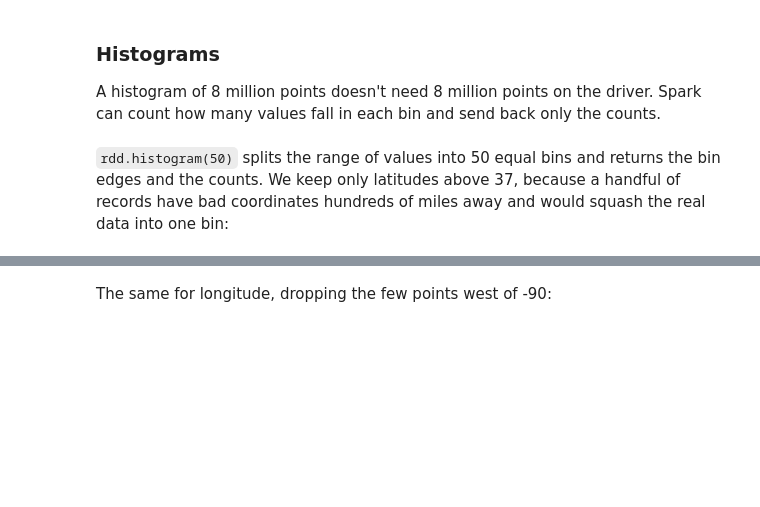
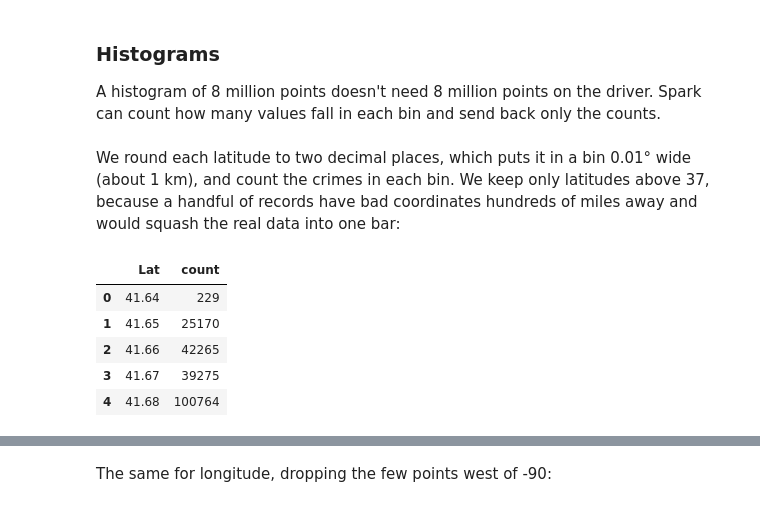
Before and after one commit to soltaniehha/Big-Data-Analytics-for-Business, a Jupyter notebook: 09-EDA-and-Data-Sources/01-EDA.ipynb, the cells around one changed output, grey strips where cells are left out. Drawn from its saved outputs; the diff is of its cells as text; code cells hidden in the pictures; blank space fills up the shorter version.

```diff
--- a/09-EDA-and-Data-Sources/01-EDA.ipynb
+++ b/09-EDA-and-Data-Sources/01-EDA.ipynb
@@ -430,11 +430,20 @@ plt.ylabel("Percentage of Arrests", fontsize = 18);
 ### Histograms
 A histogram of 8 million points doesn't need 8 million points on the driver. Spark can count how many values fall in each bin and send back only the counts.
 # %% [markdown]
-`rdd.histogram(50)` splits the range of values into 50 equal bins and returns the bin edges and the counts. We keep only latitudes above 37, because a handful of records have bad coordinates hundreds of miles away and would squash the real data into one bin:
+We round each latitude to two decimal places, which puts it in a bin 0.01° wide (about 1 km), and count the crimes in each bin. We keep only latitudes above 37, because a handful of records have bad coordinates hundreds of miles away and would squash the real data into one bar:
 # %%
-# Filter the DataFrame to include only rows where Lat > 37
-filtered_crimes = crimes.where("Lat > 37")
+lat_hist = crimes.where("Lat > 37")\
+  .groupBy(F.round("Lat", 2).alias("Lat"))\
+  .count()\
+  .orderBy("Lat")\
+  .toPandas()
 
-# The result is a tuple with bin edges and bin counts
-bin_edges, bin_counts = filtered_crimes.rdd.map(lambda row: row.Lat).histogram(50)
+lat_hist.head()
+# %% [output]
+|  | Lat | count |
+| 0 | 41.64 | 229 |
+| 1 | 41.65 | 25170 |
+| 2 | 41.66 | 42265 |
+| 3 | 41.67 | 39275 |
+| 4 | 41.68 | 100764 |
 # %% [markdown]
```
Also changed, not shown: parts of 4 cells of this notebook.
